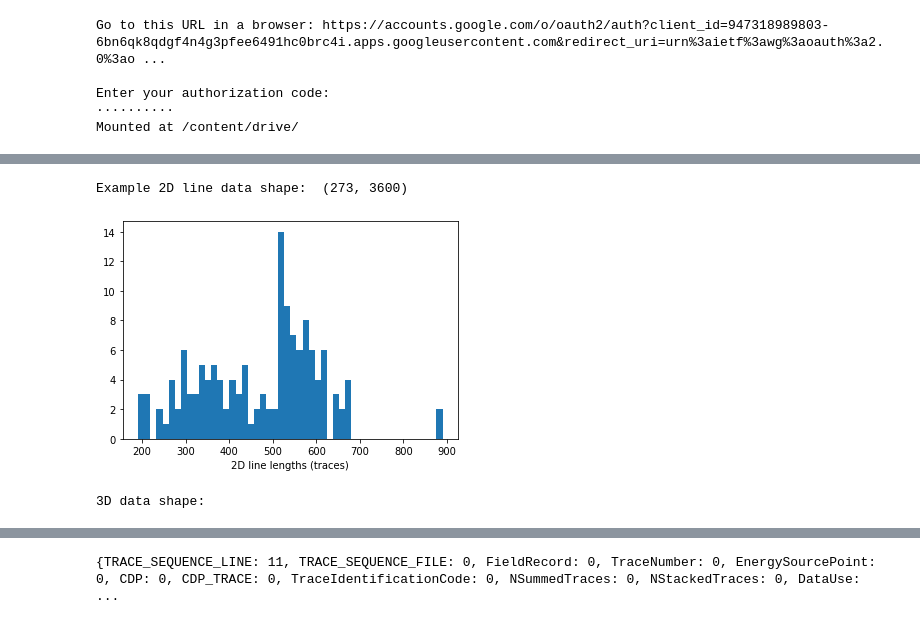
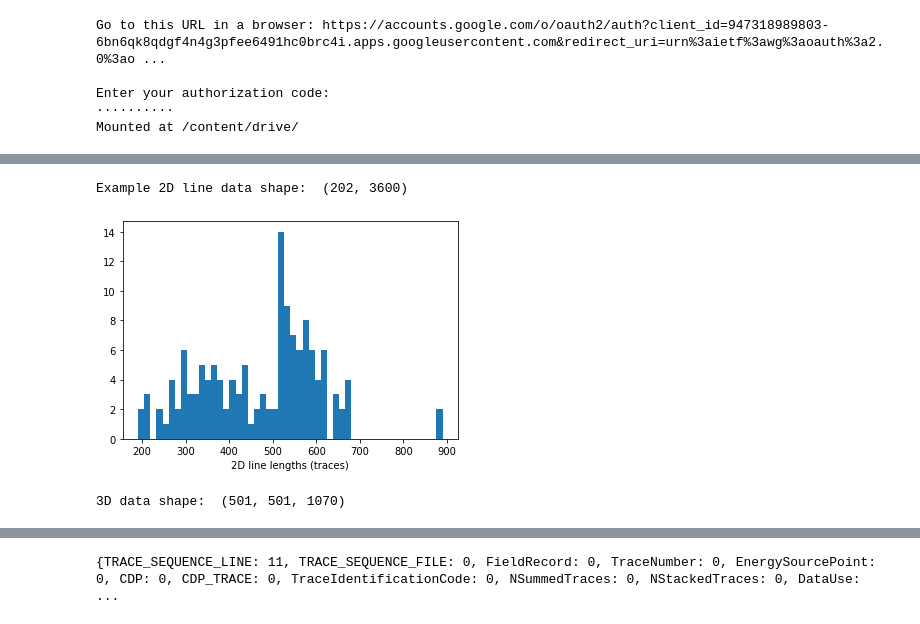
Before and after one commit to astroChance/RadNET, a Jupyter notebook: MPnet_workbook.ipynb, the cells around one changed output, grey strips where cells are left out. Cells and saved outputs as stored; diff of their text form; code cells hidden in the pictures.

```diff
--- a/MPnet_workbook.ipynb
+++ b/MPnet_workbook.ipynb
@@ -46,32 +48,32 @@ print("2D files in directory: ", len(TwoDFiles))
 # %%
 ### Check geometry and line lengths of 2D files
 
-with segyio.open(TwoDFiles[0], 'r', ignore_geometry=True) as line:
+radar_file = random.choice(TwoDFiles)
+with segyio.open(radar_file, 'r') as line:
   Line = segyio.tools.collect(line.trace[:])
   print("Example 2D line data shape: ", Line.shape)
 
 Zero_Ax = []
 
 for radar_line in TwoDFiles:
-  with segyio.open(radar_line, 'r', ignore_geometry=True) as line:
+  with segyio.open(radar_line, 'r') as line:
     Line = segyio.tools.collect(line.trace[:])
     Zero_Ax.append(Line.shape[0])
-    One_Ax.append(Line.shape[1])
 
 plt.hist(Zero_Ax, bins=50)
 plt.xlabel("2D line lengths (traces)")
 plt.show()
 
 
 
 
 ### Print geometry information for 3D cube
 
-# with segyio.open(Volume3D, 'r', strict=False) as segyfile:
-#   # cube = segyio.tools.cube(segyfile)    ### can't establish geometry
-#   print("\n3D data shape: ")
+with segyio.open(Volume3D, 'r') as segyfile:
+  cube = segyio.tools.cube(segyfile)
+  print("\n3D data shape: ", cube.shape)
 # %% [output]
-Example 2D line data shape:  (273, 3600)
+Example 2D line data shape:  (202, 3600)
-[figure, old version]
+[figure, new version]
-3D data shape:
+3D data shape:  (501, 501, 1070)
 # %%
```
Also changed, not shown: parts of 7 cells of this notebook.
